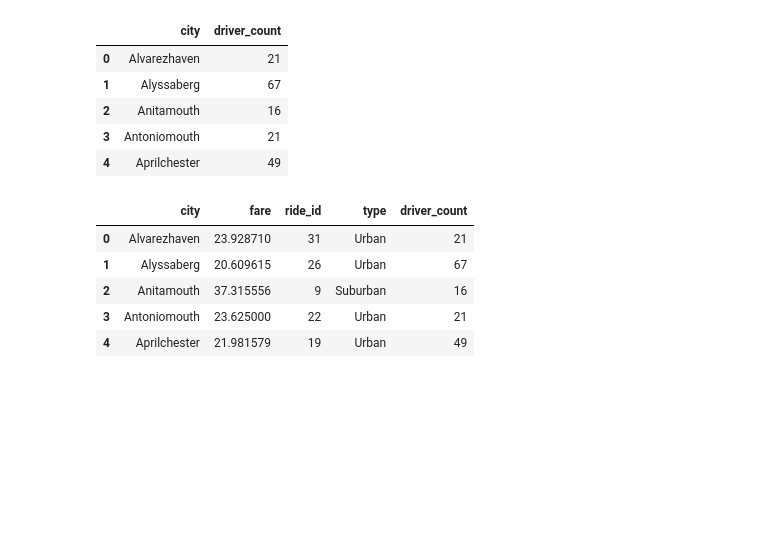
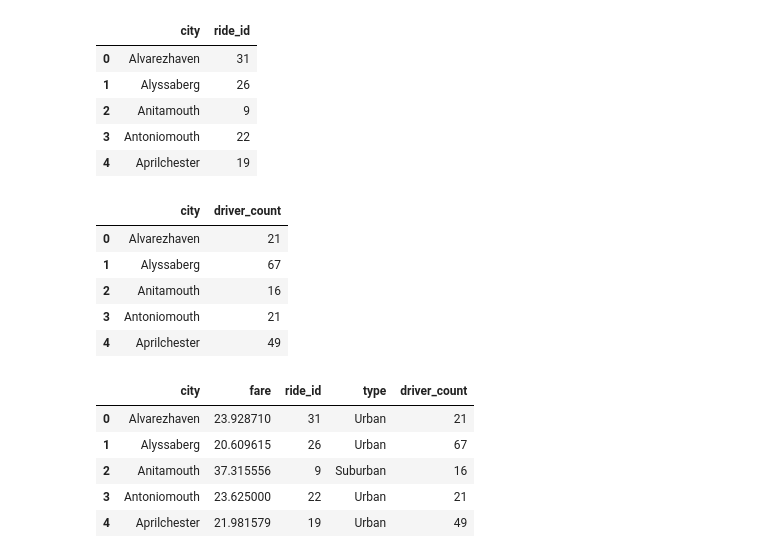
Before and after one commit to ehyoder/Matplotlib, a Jupyter notebook: Pyber_homework_Beth_Yoder_new.ipynb, the cells around one changed output. Cells and saved outputs as stored; diff of their text form; code cells hidden in the pictures; blank space fills up the shorter version.

```diff
--- a/Pyber_homework_Beth_Yoder_new.ipynb
+++ b/Pyber_homework_Beth_Yoder_new.ipynb
@@ -32,9 +42,16 @@ average_fare = average_fare.reset_index(level=None, drop=False, inplace=False)
 # %%
 # Calculate total number of rides per city
 total_rides = merge_data.groupby("city").count()["ride_id"]
 total_rides = total_rides.to_frame()
 total_rides = total_rides.reset_index(level=None, drop=False, inplace=False)
-#total_rides.head()
+total_rides.head()
+# %% [output]
+|  | city | ride_id |
+| 0 | Alvarezhaven | 31 |
+| 1 | Alyssaberg | 26 |
+| 2 | Anitamouth | 9 |
+| 3 | Antoniomouth | 22 |
+| 4 | Aprilchester | 19 |
 # %%
 # Calculate number of drivers per city
 city_drivers = city_data.groupby("city").sum()["driver_count"]
```
Also changed, not shown: parts of 9 cells of this notebook.
